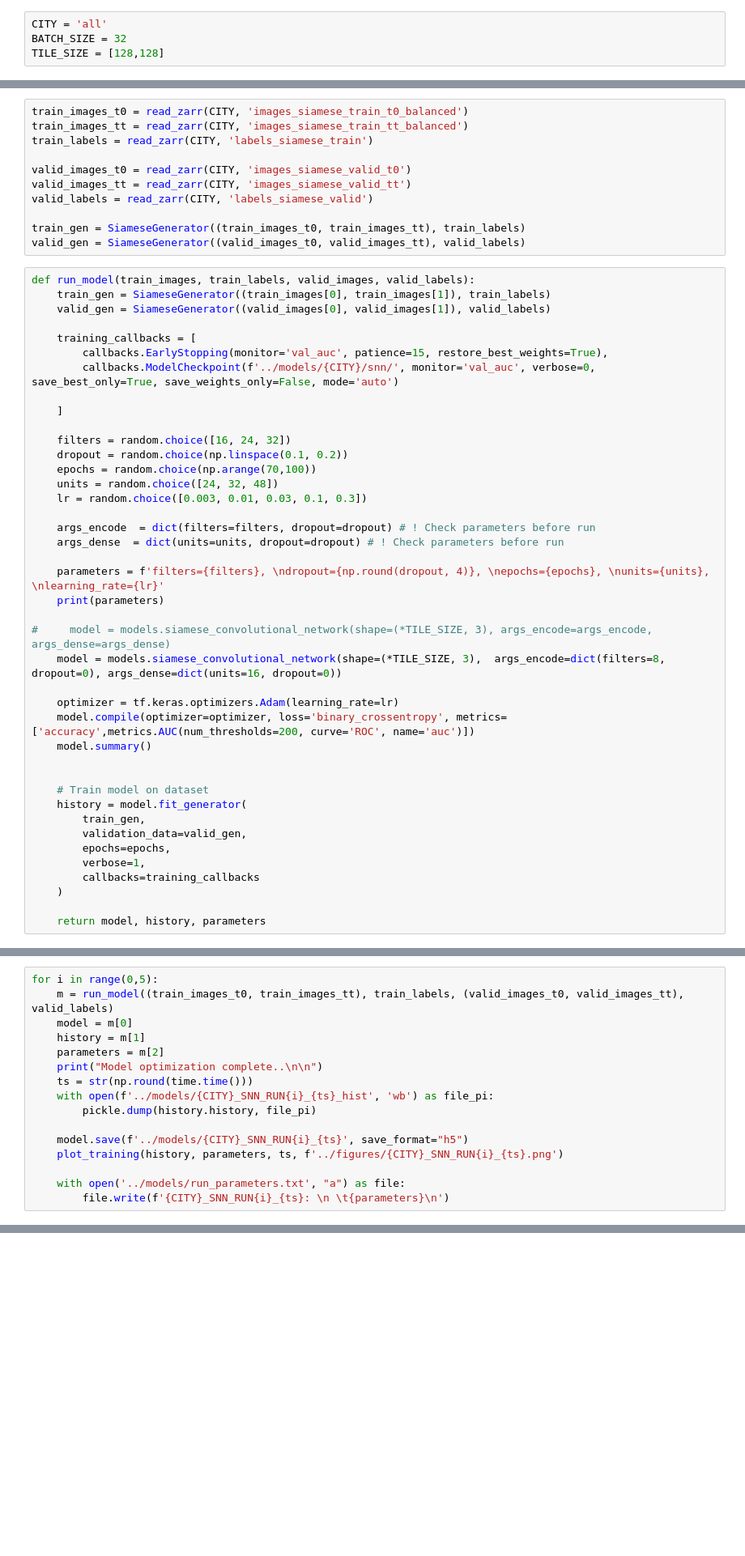
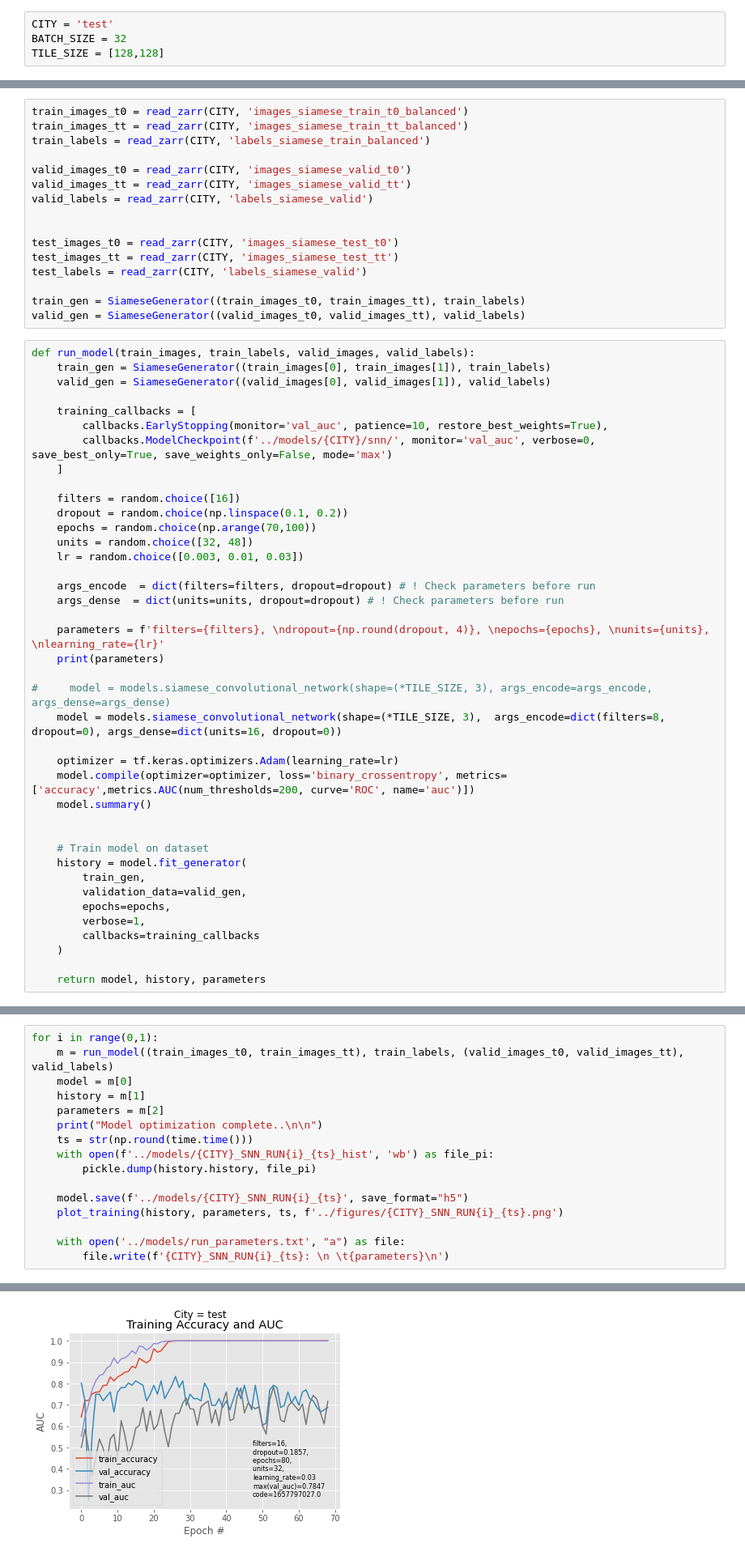
Before and after one commit to goclem/destruction, a Jupyter notebook: __exp_snn.ipynb, the cells around one changed output, grey strips where cells are left out. Shown at 81% size. Cells and saved outputs as stored; diff of their text form; blank space fills up the shorter version.

```diff
--- a/__exp_snn.ipynb
+++ b/__exp_snn.ipynb
@@ -10,4 +12,4 @@ import pickle
 # %%
-CITY = 'all'
+CITY = 'test'
 BATCH_SIZE = 32
 TILE_SIZE = [128,128]
@@ -56,12 +58,17 @@ class SiameseGenerator(Sequence):
 # %%
 train_images_t0 = read_zarr(CITY, 'images_siamese_train_t0_balanced')
 train_images_tt = read_zarr(CITY, 'images_siamese_train_tt_balanced')
-train_labels = read_zarr(CITY, 'labels_siamese_train')
+train_labels = read_zarr(CITY, 'labels_siamese_train_balanced')
 
 valid_images_t0 = read_zarr(CITY, 'images_siamese_valid_t0')
 valid_images_tt = read_zarr(CITY, 'images_siamese_valid_tt')
 valid_labels = read_zarr(CITY, 'labels_siamese_valid')
 
+
+test_images_t0 = read_zarr(CITY, 'images_siamese_test_t0')
+test_images_tt = read_zarr(CITY, 'images_siamese_test_tt')
+test_labels = read_zarr(CITY, 'labels_siamese_valid')
+
 train_gen = SiameseGenerator((train_images_t0, train_images_tt), train_labels)
 valid_gen = SiameseGenerator((valid_images_t0, valid_images_tt), valid_labels)
 # %%
@@ -70,16 +77,15 @@ def run_model(train_images, train_labels, valid_images, valid_labels):
     valid_gen = SiameseGenerator((valid_images[0], valid_images[1]), valid_labels)
 
     training_callbacks = [
-        callbacks.EarlyStopping(monitor='val_auc', patience=15, restore_best_weights=True),
-        callbacks.ModelCheckpoint(f'../models/{CITY}/snn/', monitor='val_auc', verbose=0, save_best_only=True, save_weights_only=False, mode='auto')
-
+        callbacks.EarlyStopping(monitor='val_auc', patience=10, restore_best_weights=True),
+        callbacks.ModelCheckpoint(f'../models/{CITY}/snn/', monitor='val_auc', verbose=0, save_best_only=True, save_weights_only=False, mode='max')
     ]
 
-    filters = random.choice([16, 24, 32])
+    filters = random.choice([16])
     dropout = random.choice(np.linspace(0.1, 0.2))
     epochs = random.choice(np.arange(70,100))
-    units = random.choice([24, 32, 48])
-    lr = random.choice([0.003, 0.01, 0.03, 0.1, 0.3])
+    units = random.choice([32, 48])
+    lr = random.choice([0.003, 0.01, 0.03])
 
     args_encode  = dict(filters=filters, dropout=dropout) # ! Check parameters before run
     args_dense  = dict(units=units, dropout=dropout) # ! Check parameters before run
@@ -122,7 +128,7 @@ def plot_training(H, P, ts, plotPath):
 	plt.legend(loc="lower left")
 	plt.savefig(plotPath)
 # %%
-for i in range(0,5):
+for i in range(0,1):
     m = run_model((train_images_t0, train_images_tt), train_labels, (valid_images_t0, valid_images_tt), valid_labels)
     model = m[0]
     history = m[1]
@@ -166,0 +188 @@ KeyboardInterrupt:
+[figure, added]
```
Also changed, not shown: parts of 5 cells of this notebook, 8 other files.
